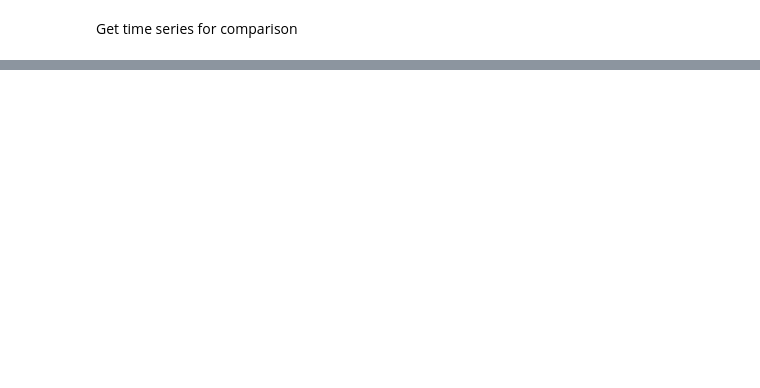
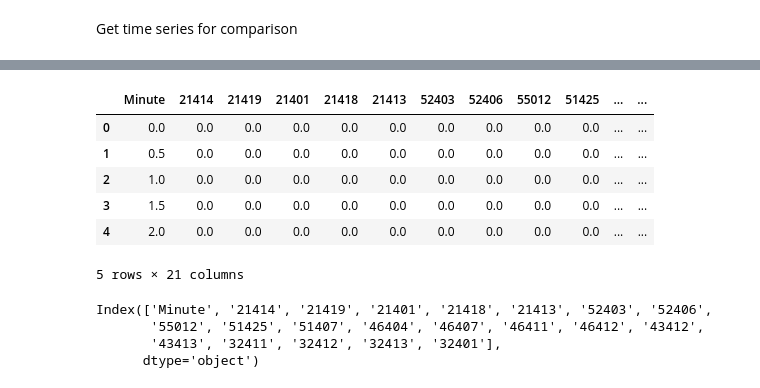
Before and after one commit to jgalazm/Nami, a Jupyter notebook: validation/03_biobio2010/comparison/compareTseries.ipynb, the cells around one changed output, grey strips where cells are left out. Saved outputs shown, nothing was run; the diff lists cells and outputs as text; code cells hidden in the pictures; blank space fills up the shorter version.

```diff
--- a/validation/03_biobio2010/comparison/compareTseries.ipynb
+++ b/validation/03_biobio2010/comparison/compareTseries.ipynb
@@ -62 +107,19 @@ Read in gauge 32412.
+# %%
+ewave = pd.read_csv('../easywave/eWave.poi.ssh', delim_whitespace=True)
+ewave.head()
+# %% [output]
+|  | Minute | 21414 | 21419 | 21401 | 21418 | 21413 | 52403 | 52406 | 55012 | 51425 | ... | ... |
+| 0 | 0.0 | 0.0 | 0.0 | 0.0 | 0.0 | 0.0 | 0.0 | 0.0 | 0.0 | 0.0 | ... | ... |
+| 1 | 0.5 | 0.0 | 0.0 | 0.0 | 0.0 | 0.0 | 0.0 | 0.0 | 0.0 | 0.0 | ... | ... |
+| 2 | 1.0 | 0.0 | 0.0 | 0.0 | 0.0 | 0.0 | 0.0 | 0.0 | 0.0 | 0.0 | ... | ... |
+| 3 | 1.5 | 0.0 | 0.0 | 0.0 | 0.0 | 0.0 | 0.0 | 0.0 | 0.0 | 0.0 | ... | ... |
+| 4 | 2.0 | 0.0 | 0.0 | 0.0 | 0.0 | 0.0 | 0.0 | 0.0 | 0.0 | 0.0 | ... | ... |
+5 rows × 21 columns
+# %%
+ewave.columns
+# %% [output]
+Index(['Minute', '21414', '21419', '21401', '21418', '21413', '52403', '52406',
+       '55012', '51425', '51407', '46404', '46407', '46411', '46412', '43412',
+       '43413', '32411', '32412', '32413', '32401'],
+      dtype='object')
 # %%
```
Also changed, not shown: parts of 9 cells of this notebook.
